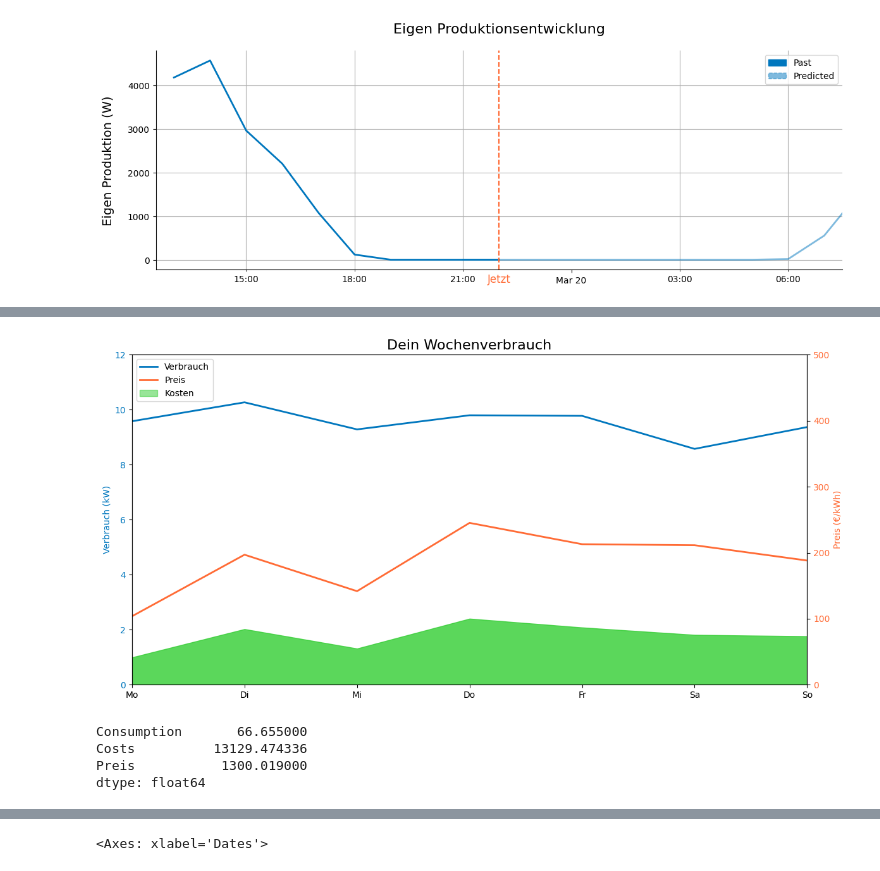
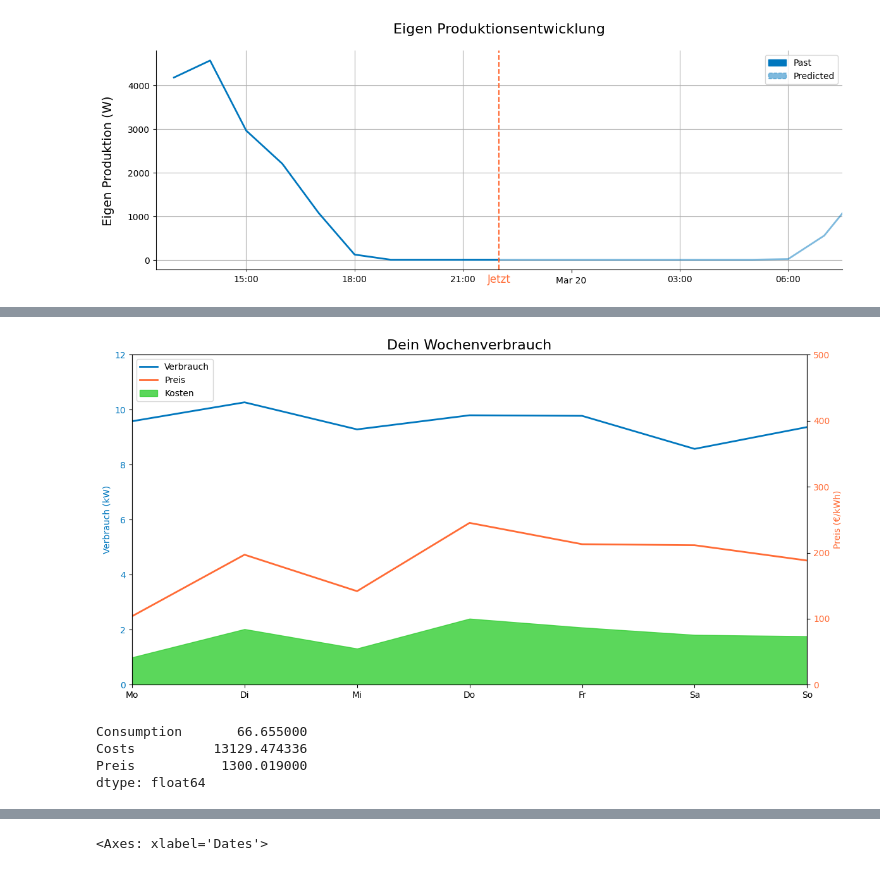
Before and after one commit to MockaWolke/SmartCity, a Jupyter notebook: plots.ipynb, the cells around one changed output, grey strips where cells are left out. Drawn from its saved outputs; the diff is of its cells as text; code cells hidden in the pictures.

```diff
--- a/plots.ipynb
+++ b/plots.ipynb
@@ -412,35 +412,35 @@ ax2.plot(wanted.index, wanted['Preis'], color= COLORS[1], label='Avg Price (€/
 ax2.set_ylabel('Preis (€/kWh)', color= COLORS[1])
 ax2.tick_params(axis='y', labelcolor= COLORS[1])
 
 ax2.set_ylim(0,500)
 ax1.set_ylim(0,12)
 # Fill the area between Consumption and Avg Price to represent costs
 ax1.fill_between(wanted.index, wanted['Preis'] * wanted['Consumption'] / 1000,0, color=COLORS[2], alpha=0.8, label='Costs (area)')
 
 # Setting up the x-axis
 # Setting up the x-axis
 ax1.set_xticks(wanted.index)
 ax1.set_xticklabels(['Mo', 'Di', 'Mi', 'Do', 'Fr', 'Sa', 'So'])
 # ax1.xaxis.set_major_formatter(mdates.DateFormatter('%a'))
 
 
 ax1.set_xlim(wanted.index.min(), wanted.index.max())  # Ensure it covers the entire month
 # Title
 ax1.set_title(f"Dein Wochenverbrauch", fontsize=16)
 
 from matplotlib.lines import Line2D
 legend_elements = [Line2D([0], [0], color=COLORS[0], lw=2, label='Verbrauch'),
                    Line2D([0], [0], color=COLORS[1], lw=2, label='Preis'),
-                   Patch(facecolor='#32CD32', edgecolor='#32CD32', alpha=0.5, label='Kosten')]
+                   Patch(facecolor='#32CD32', edgecolor='#32CD32', alpha=0.8, label='Kosten')]
 ax1.legend(handles=legend_elements, loc='upper left')
 
 
 plt.tight_layout()
 plt.savefig("imgs/WochenEntwicklung.svg", bbox_inches = "tight")
 plt.show()
 wanted.sum()
 # %% [output]
-[figure, old version]
+[figure, new version]
 Consumption       66.655000
 Costs          13129.474336
 Preis           1300.019000
```
Also changed, not shown: parts of 4 cells of this notebook, 3 other files.
